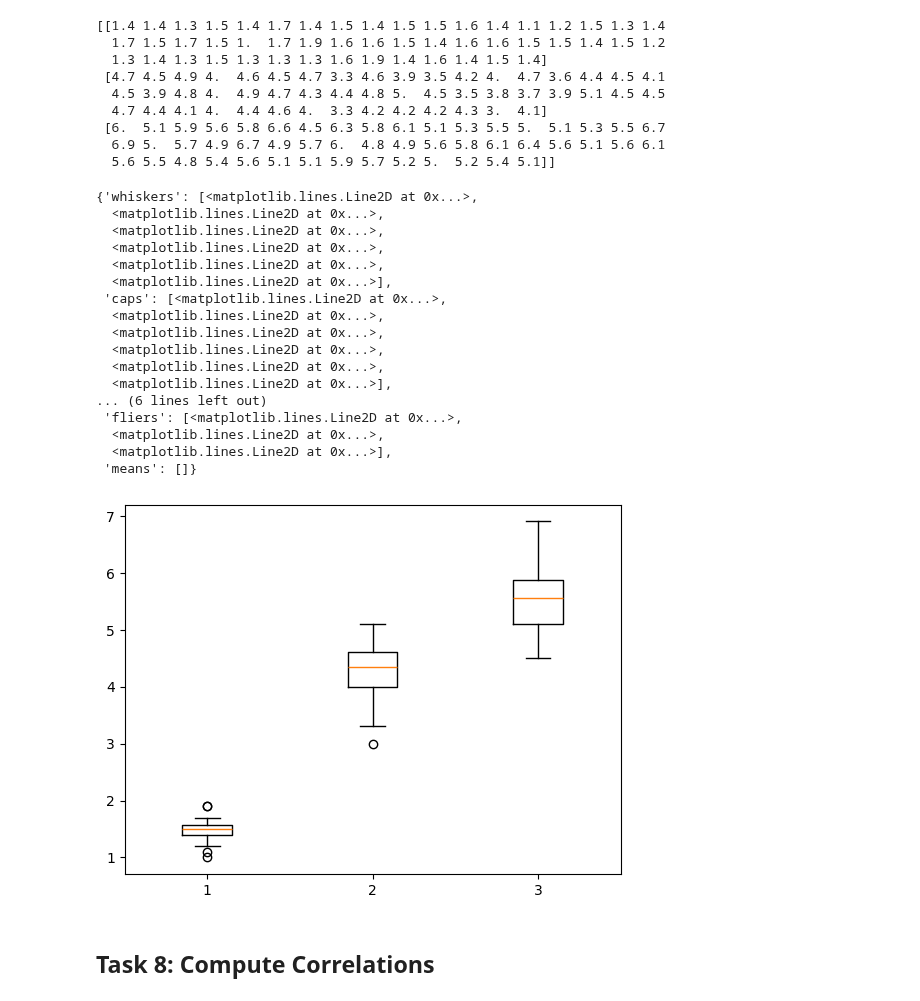
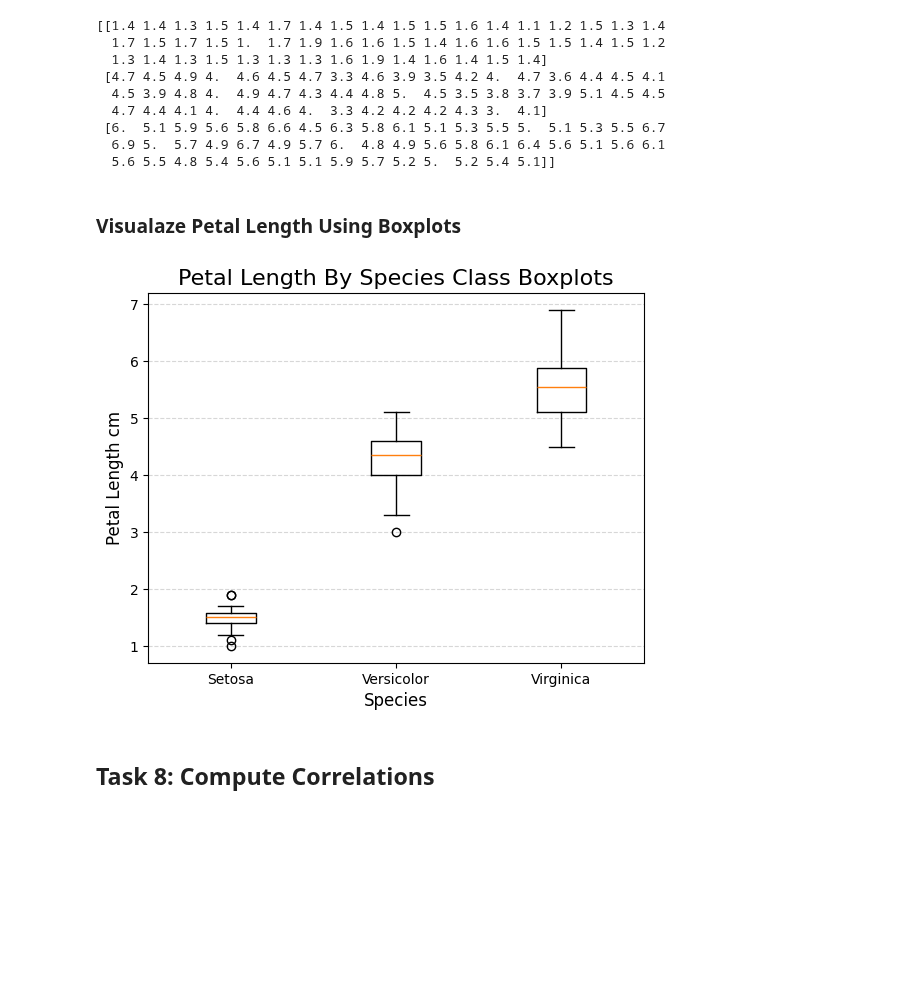
Before and after one commit to Oksyyy/principles_of_data_analytics, a Jupyter notebook: tasks.ipynb, the cells around one changed output. Saved outputs shown, nothing was run; the diff lists cells and outputs as text; code cells hidden in the pictures; blank space fills up the shorter version.

```diff
--- a/tasks.ipynb
+++ b/tasks.ipynb
@@ -397,32 +381,28 @@ print(data)
  [6.  5.1 5.9 5.6 5.8 6.6 4.5 6.3 5.8 6.1 5.1 5.3 5.5 5.  5.1 5.3 5.5 6.7
   6.9 5.  5.7 4.9 6.7 4.9 5.7 6.  4.8 4.9 5.6 5.8 6.1 6.4 5.6 5.1 5.6 6.1
   5.6 5.5 4.8 5.4 5.6 5.1 5.1 5.9 5.7 5.2 5.  5.2 5.4 5.1]]
+# %% [markdown]
+### Visualaze Petal Length Using Boxplots
 # %%
 # Create figure and axis for the plot
 fig, ax = plt.subplots()
 
 # Create boxplots
 # Transpose the data using data.T allowing for each class to create a separate boxplot
 ax.boxplot(data.T)
+
+# Add title, axes labels
+ax.set_title('Petal Length By Species Class Boxplots', fontsize=16)
+ax.set_xlabel('Species', fontsize=12)
+ax.set_ylabel('Petal Length cm', fontsize=12)
+
+# Add names of x axis ticks
+ax.set_xticks([1,2,3], ["Setosa", "Versicolor", "Virginica"], fontsize=10)
+
+# Add a grid
+ax.grid(axis="y", linestyle="--", alpha=0.5)
 # %% [output]
-{'whiskers': [<matplotlib.lines.Line2D at 0x...>,
-  <matplotlib.lines.Line2D at 0x...>,
-  <matplotlib.lines.Line2D at 0x...>,
-  <matplotlib.lines.Line2D at 0x...>,
-  <matplotlib.lines.Line2D at 0x...>,
-  <matplotlib.lines.Line2D at 0x...>],
- 'caps': [<matplotlib.lines.Line2D at 0x...>,
-  <matplotlib.lines.Line2D at 0x...>,
-  <matplotlib.lines.Line2D at 0x...>,
-  <matplotlib.lines.Line2D at 0x...>,
-  <matplotlib.lines.Line2D at 0x...>,
-  <matplotlib.lines.Line2D at 0x...>],
-... (6 lines left out)
- 'fliers': [<matplotlib.lines.Line2D at 0x...>,
-  <matplotlib.lines.Line2D at 0x...>,
-  <matplotlib.lines.Line2D at 0x...>],
- 'means': []}
-[figure, old version]
+[figure, new version]
 # %% [markdown]
 ## Task 8: Compute Correlations
 # %% [markdown]
```
Also changed, not shown: parts of 33 cells of this notebook.
